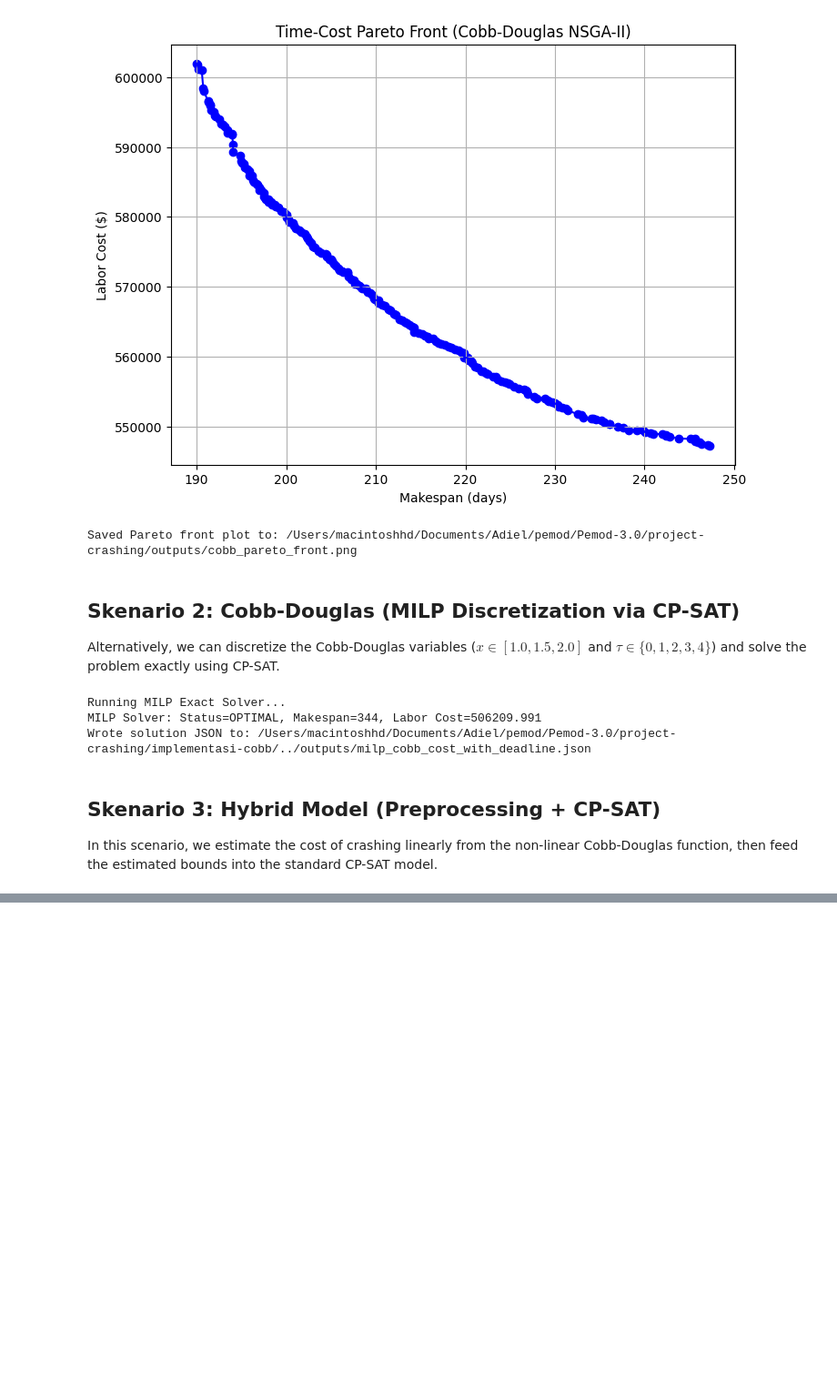
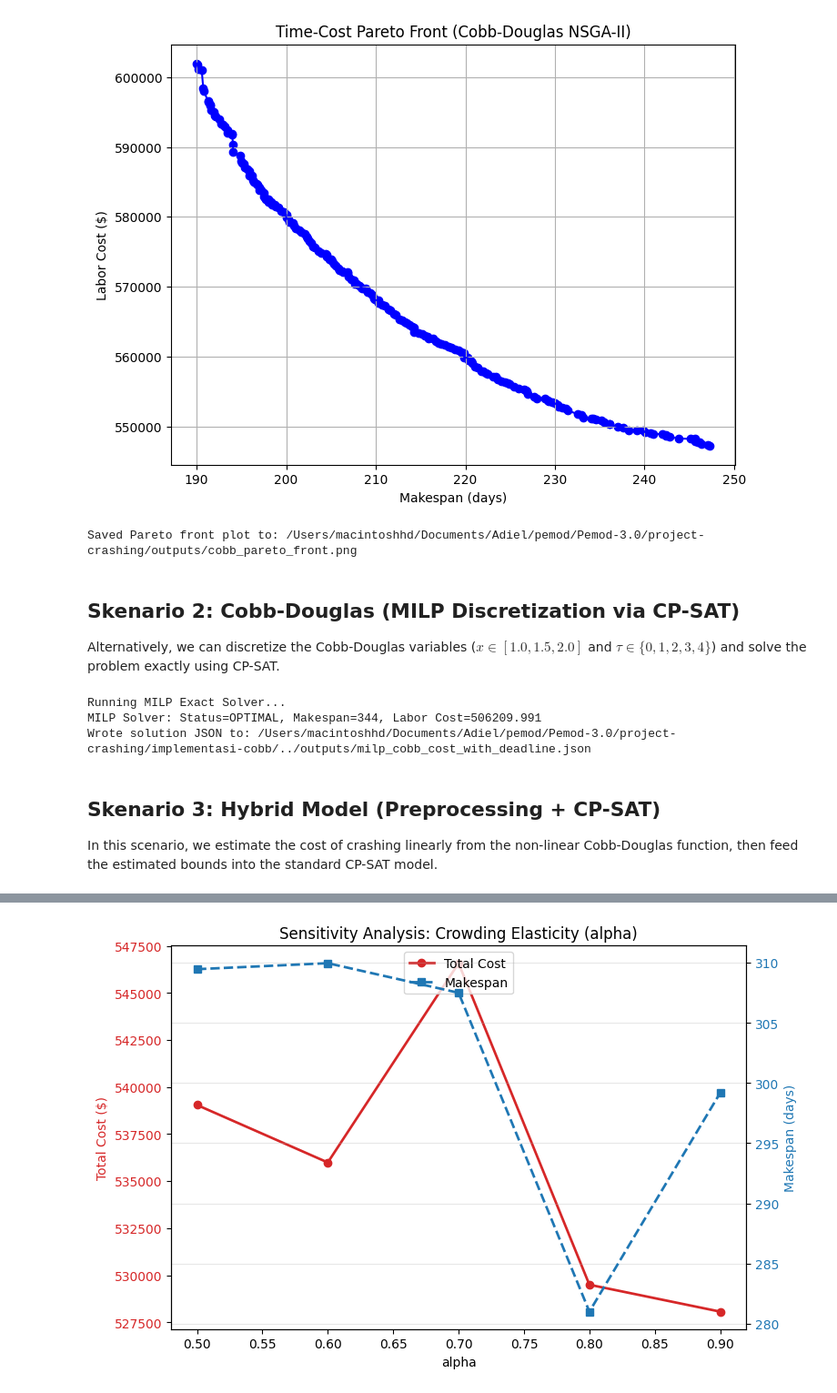
Before and after one commit to adielrum/project-crashing, a Jupyter notebook: project_crashing_experiments.ipynb, the cells around one changed output, grey strips where cells are left out. Shown at 91% size. Saved outputs shown, nothing was run; the diff lists cells and outputs as text; code cells hidden in the pictures; blank space fills up the shorter version.

```diff
--- a/project_crashing_experiments.ipynb
+++ b/project_crashing_experiments.ipynb
@@ -381,3 +381,86 @@ Estimated Crash Cost: $19992.56
 | 8 | 21 | not_started | 8 | 11 | 3 | 3 | 2 | 0 | ... |
 | 9 | 22 | not_started | 11 | 13 | 2 | 2 | 1 | 0 | ... |
 [figure]
+# %%
+import os
+import pandas as pd
+import matplotlib.pyplot as plt
+
+# Load and visualize OAT Sensitivity Data
+out_dir = os.path.join(base_dir, "outputs/sensitivity_analysis")
+
+def plot_oat(file_name, param_col, title):
+    path = os.path.join(out_dir, file_name)
+    if os.path.exists(path):
+        df = pd.read_csv(path)
+
+        fig, ax1 = plt.subplots(figsize=(8, 5))
+
+        # Plot Cost on primary y-axis
+        color = 'tab:red'
+        ax1.set_xlabel(param_col)
+        ax1.set_ylabel('Total Cost ($)', color=color)
+        ax1.plot(df[param_col], df['total_cost'], marker='o', color=color, linewidth=2, label='Total Cost')
+        ax1.tick_params(axis='y', labelcolor=color)
+
+        # Plot Makespan on secondary y-axis
+        ax2 = ax1.twinx()
+        color = 'tab:blue'
+        ax2.set_ylabel('Makespan (days)', color=color)
+        ax2.plot(df[param_col], df['makespan'], marker='s', color=color, linestyle='--', linewidth=2, label='Makespan')
+        ax2.tick_params(axis='y', labelcolor=color)
+
+        fig.tight_layout()
+        plt.title(title)
+
+        # Combine legends
+        lines_1, labels_1 = ax1.get_legend_handles_labels()
+        lines_2, labels_2 = ax2.get_legend_handles_labels()
+        ax1.legend(lines_1 + lines_2, labels_1 + labels_2, loc='upper center')
+
+        plt.grid(True, alpha=0.3)
+        out_png = path.replace('.csv', '.png')
+        plt.savefig(out_png, dpi=150, bbox_inches="tight")
+        plt.show()
+        print(f"Saved plot to {out_png}")
+    else:
+        print(f"Data file not found: {path}")
+
+# Plot OAT Alpha
+plot_oat("oat_alpha.csv", "alpha", "Sensitivity Analysis: Crowding Elasticity (alpha)")
+
+# Plot OAT c_late
+plot_oat("oat_c_late.csv", "c_late", "Sensitivity Analysis: Penalty Rate (c_late)")
+
+# Plot OAT T_max
+plot_oat("oat_T_max.csv", "T_max", "Sensitivity Analysis: Target Deadline (T_max)")
+
+# %%
+# Load and visualize Pareto Shift Data
+path_pareto = os.path.join(out_dir, "pareto_alpha.csv")
+if os.path.exists(path_pareto):
+    df_pareto = pd.read_csv(path_pareto)
+
+    plt.figure(figsize=(10, 6))
+
+    colors = ['r', 'g', 'b', 'c', 'm']
+    alpha_vals = df_pareto['alpha'].unique()
+
+    for i, a in enumerate(alpha_vals):
+        subset = df_pareto[df_pareto['alpha'] == a].sort_values(by='makespan')
+        plt.plot(subset['makespan'], subset['labor_cost'], marker='o',
+                 color=colors[i % len(colors)], label=f'alpha = {a}')
+
+    plt.xlabel('Makespan (days)')
+    plt.ylabel('Labor Cost ($)')
+    plt.title('Pareto Front Shift: Impact of Crowding Elasticity (alpha)')
+    plt.legend()
+    plt.grid(True)
+    out_png_pareto = path_pareto.replace('.csv', '.png')
+    plt.savefig(out_png_pareto, dpi=150, bbox_inches="tight")
+    plt.show()
+    print(f"Saved plot to {out_png_pareto}")
+else:
+    print(f"Data file not found: {path_pareto}")
+# %% [output]
+[figure, added]
```
Also changed, not shown: parts of 1 cell of this notebook, 10 other files.
